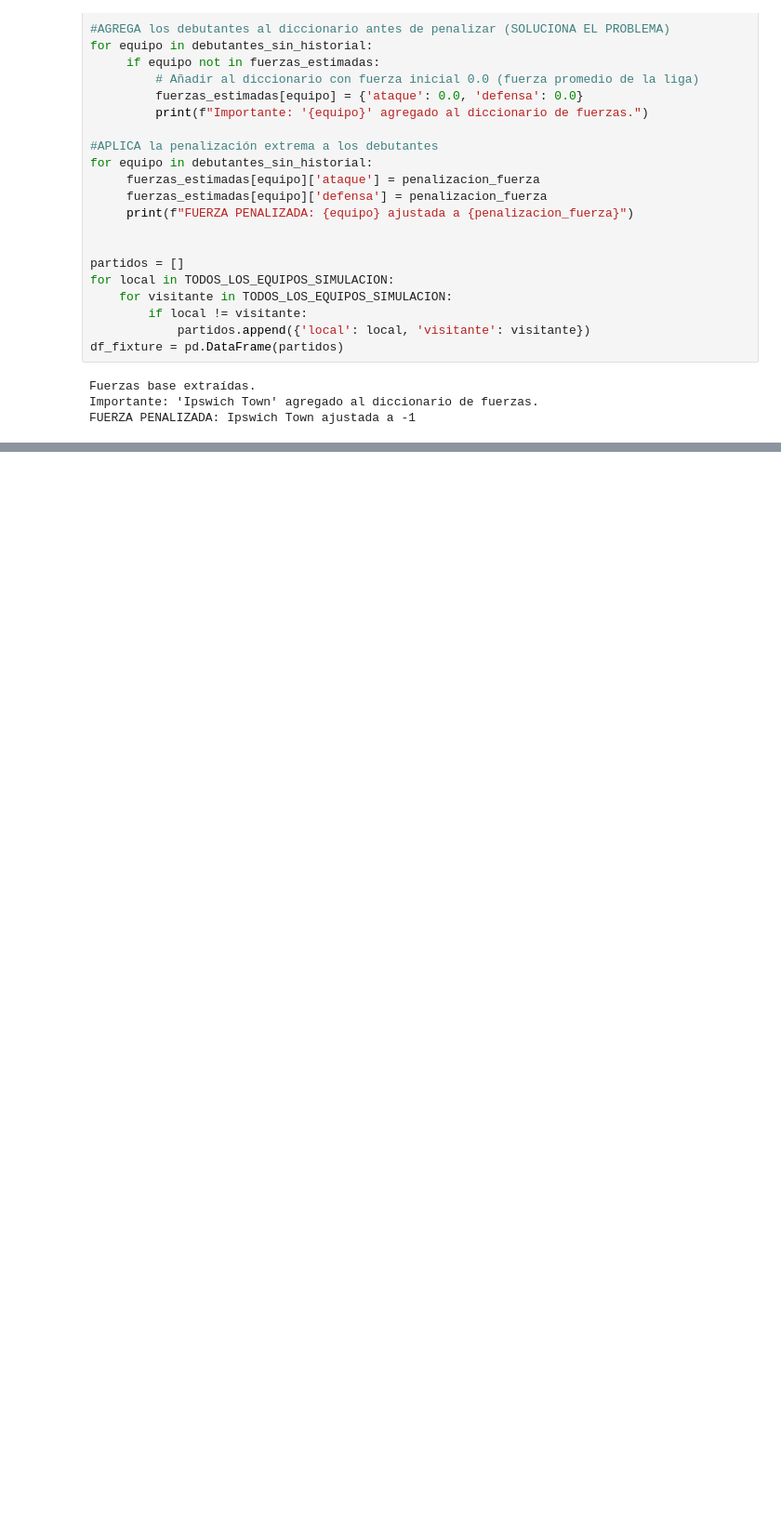
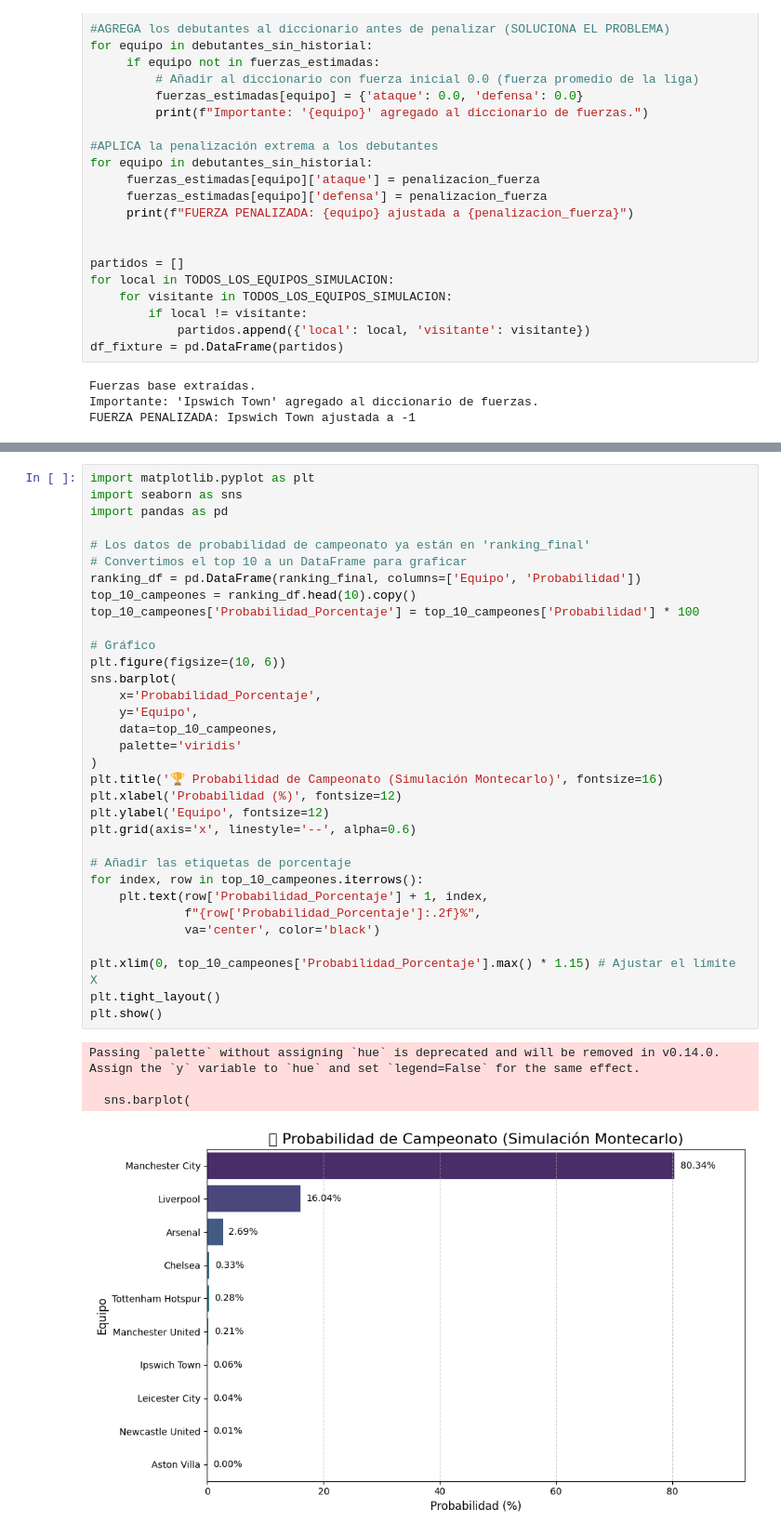
Before and after one commit to Angelvill321/ModySim, a Jupyter notebook: proceso.ipynb, the cells around one changed output, grey strips where cells are left out. Shown at 93% size. Saved outputs shown, nothing was run; the diff lists cells and outputs as text; blank space fills up the shorter version.

```diff
--- a/proceso.ipynb
+++ b/proceso.ipynb
@@ -331,3 +335,41 @@ Simulación 10000/10000 completada.
 ✅ Resultados completos (Puntos y Rank por simulación) exportados a 'resultados_simulacion_completa.csv'
 
 ✅ Resumen de probabilidades de posición exportado a 'resumen_probabilidades_por_posicion.csv'
+# %%
+import matplotlib.pyplot as plt
+import seaborn as sns
+import pandas as pd
+
+# Los datos de probabilidad de campeonato ya están en 'ranking_final'
+# Convertimos el top 10 a un DataFrame para graficar
+ranking_df = pd.DataFrame(ranking_final, columns=['Equipo', 'Probabilidad'])
+top_10_campeones = ranking_df.head(10).copy()
+top_10_campeones['Probabilidad_Porcentaje'] = top_10_campeones['Probabilidad'] * 100
+
+# Gráfico
+plt.figure(figsize=(10, 6))
+sns.barplot(
+    x='Probabilidad_Porcentaje',
+    y='Equipo',
+    data=top_10_campeones,
+    palette='viridis'
+)
+plt.title('🏆 Probabilidad de Campeonato (Simulación Montecarlo)', fontsize=16)
+plt.xlabel('Probabilidad (%)', fontsize=12)
+plt.ylabel('Equipo', fontsize=12)
+plt.grid(axis='x', linestyle='--', alpha=0.6)
+
+# Añadir las etiquetas de porcentaje
+for index, row in top_10_campeones.iterrows():
+    plt.text(row['Probabilidad_Porcentaje'] + 1, index,
+             f"{row['Probabilidad_Porcentaje']:.2f}%",
+             va='center', color='black')
+
+plt.xlim(0, top_10_campeones['Probabilidad_Porcentaje'].max() * 1.15) # Ajustar el límite X
+plt.tight_layout()
+plt.show()
+# %% [output]
+Passing `palette` without assigning `hue` is deprecated and will be removed in v0.14.0. Assign the `y` variable to `hue` and set `legend=False` for the same effect.
+
+  sns.barplot(
+[figure, added]
```
Also changed, not shown: parts of 4 cells of this notebook.
